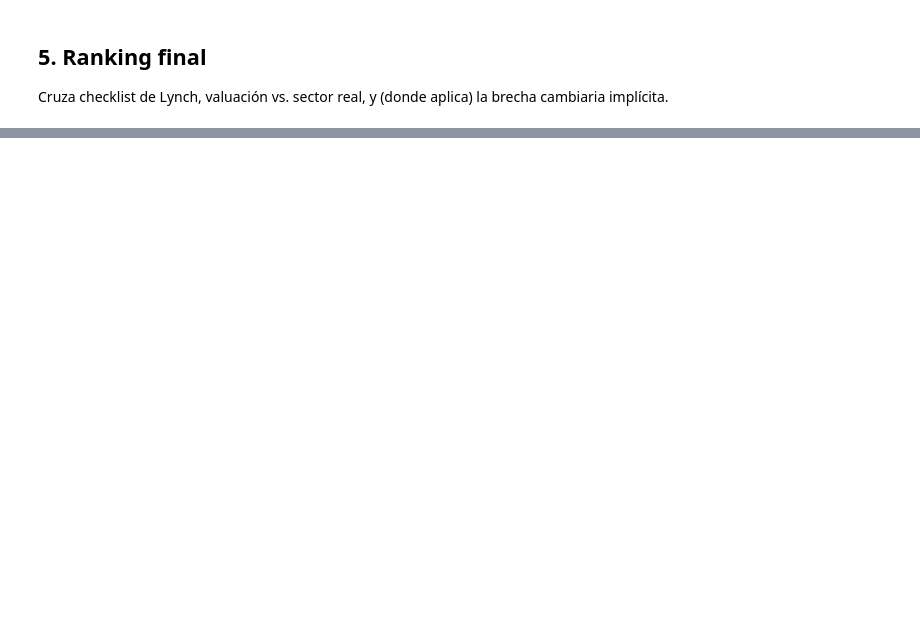
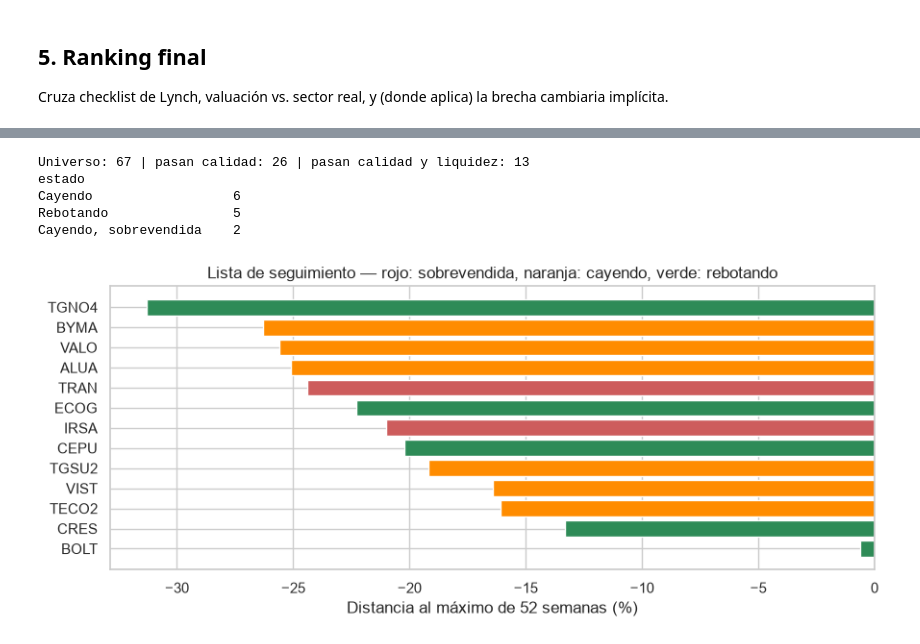
Before and after one commit to esfer98/cedears-data-pipeline, a Jupyter notebook: notebooks/eda_argentina.ipynb, the cells around one changed output, grey strips where cells are left out. Saved outputs shown, nothing was run; the diff lists cells and outputs as text; code cells hidden in the pictures; blank space fills up the shorter version.

```diff
--- a/notebooks/eda_argentina.ipynb
+++ b/notebooks/eda_argentina.ipynb
@@ -246,0 +258,54 @@ ranking
+# %%
+UMBRAL_VOLUMEN_BAJO = 50_000  # mismo umbral que seleccionar_cartera.py
+
+seguimiento = con.execute("""
+    SELECT l.ticker_usd, l.nombre_empresa, l.sector,
+           l.lynch_checklist_score, l.crecimiento_ganancia_anual_pct,
+           c.pe_trailing, c.comp_pe_vs_sector_pct,
+           s.salud_clasificacion, s.margen_neto_pct,
+           t.tech_rsi14, t.tech_tendencia, t.tech_dist_max_52s_pct, t.tech_dist_min_52s_pct,
+           t.tech_retorno_3m_pct, t.tech_volumen_prom_30d,
+           o.onda_pierna_actual, o.onda_pierna_actual_pct, o.onda_ultimo_pivot_fecha
+    FROM gold_lynch l
+    JOIN gold_comparables c USING (ticker_usd)
+    JOIN gold_salud_financiera s USING (ticker_usd)
+    LEFT JOIN gold_technical t USING (ticker_usd)
+    LEFT JOIN gold_ondas o USING (ticker_usd)
+    WHERE l.ticker_usd = ANY(?)
+""", [ARG]).fetchdf()
+
+seguimiento["pasa_calidad"] = (
+    (seguimiento["salud_clasificacion"] != "Riesgo")
+    & (seguimiento["crecimiento_ganancia_anual_pct"] > -20)
+    & (seguimiento["margen_neto_pct"] > 0)
+)
+seguimiento["pasa_liquidez"] = seguimiento["tech_volumen_prom_30d"] >= UMBRAL_VOLUMEN_BAJO
+seguimiento["estado"] = "Rebotando"
+seguimiento.loc[seguimiento["onda_pierna_actual"] == "Baja", "estado"] = "Cayendo"
+seguimiento.loc[seguimiento["tech_rsi14"] <= 30, "estado"] = "Cayendo, sobrevendida"
+
+print(f"Universo: {len(seguimiento)} | pasan calidad: {seguimiento['pasa_calidad'].sum()} | "
+      f"pasan calidad y liquidez: {(seguimiento['pasa_calidad'] & seguimiento['pasa_liquidez']).sum()}")
+
+lista = seguimiento[seguimiento["pasa_calidad"] & seguimiento["pasa_liquidez"]].sort_values("tech_dist_max_52s_pct")
+print(lista["estado"].value_counts().to_string())
+
+fig, ax = plt.subplots(figsize=(9, max(4, len(lista) * 0.3)))
+colores = lista["estado"].map({"Cayendo, sobrevendida": "indianred", "Cayendo": "darkorange", "Rebotando": "seagreen"})
+ax.barh(lista["ticker_usd"], lista["tech_dist_max_52s_pct"], color=colores)
+ax.set_xlabel("Distancia al máximo de 52 semanas (%)")
+ax.set_title("Lista de seguimiento — rojo: sobrevendida, naranja: cayendo, verde: rebotando")
+ax.invert_yaxis()
+plt.tight_layout()
+plt.show()
+
+lista[["ticker_usd", "nombre_empresa", "sector", "estado", "lynch_checklist_score", "pe_trailing", "comp_pe_vs_sector_pct",
+       "tech_dist_max_52s_pct", "tech_dist_min_52s_pct", "tech_rsi14", "tech_retorno_3m_pct",
+       "onda_pierna_actual_pct", "onda_ultimo_pivot_fecha"]]
+# %% [output]
+Universo: 67 | pasan calidad: 26 | pasan calidad y liquidez: 13
+estado
+Cayendo                  6
+Rebotando                5
+Cayendo, sobrevendida    2
+[figure, added]
```
Also changed, not shown: parts of 11 cells of this notebook, 2 other files.
